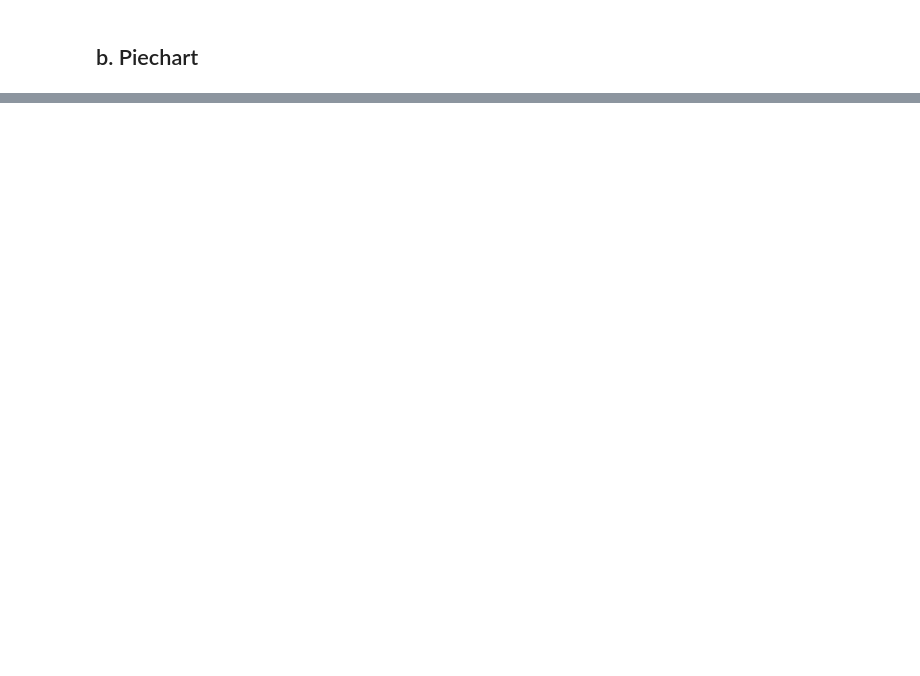
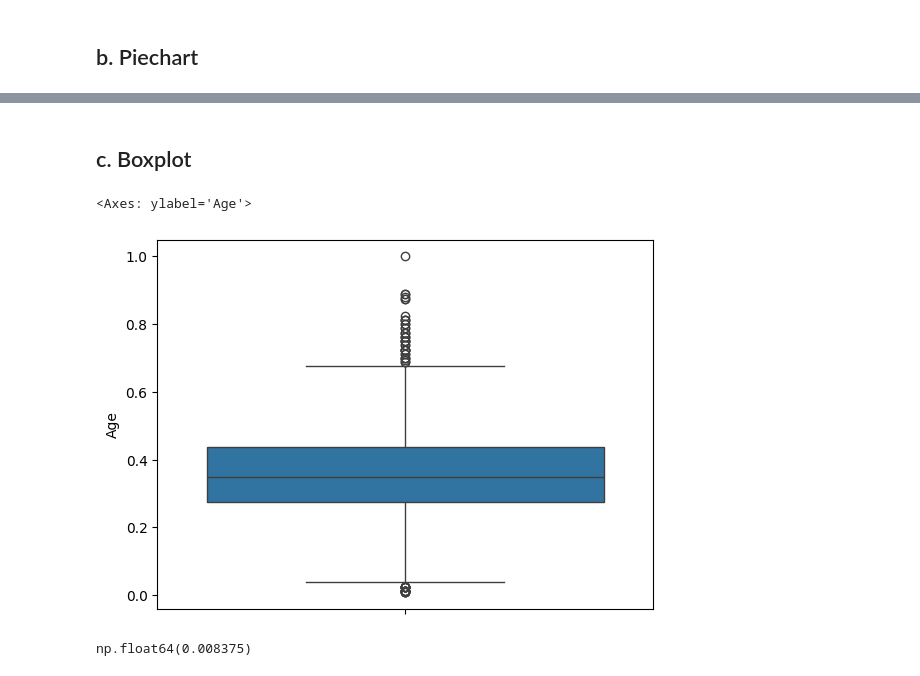
Before and after one commit to mohIITech/learning_machine_learning, a Jupyter notebook: JupyterNotebooks/MachineLearning/Exploratory Data Analysis (EDA)/univariate_analysis.ipynb, the cells around one changed output, grey strips where cells are left out. Saved outputs shown, nothing was run; the diff lists cells and outputs as text; code cells hidden in the pictures; blank space fills up the shorter version.

```diff
--- a/JupyterNotebooks/MachineLearning/Exploratory Data Analysis (EDA)/univariate_analysis.ipynb
+++ b/JupyterNotebooks/MachineLearning/Exploratory Data Analysis (EDA)/univariate_analysis.ipynb
@@ -36,0 +96,11 @@ sns.countplot(df['Age'])
+# %% [markdown]
+## c. Boxplot
+# %%
+sns.boxplot(df['Age'])
+# %% [output]
+<Axes: ylabel='Age'>
+[figure, added]
+# %%
+ df['Age'].min()
+# %% [output]
+np.float64(0.008375)
```
Also changed, not shown: parts of 9 cells of this notebook, 4 other files.
